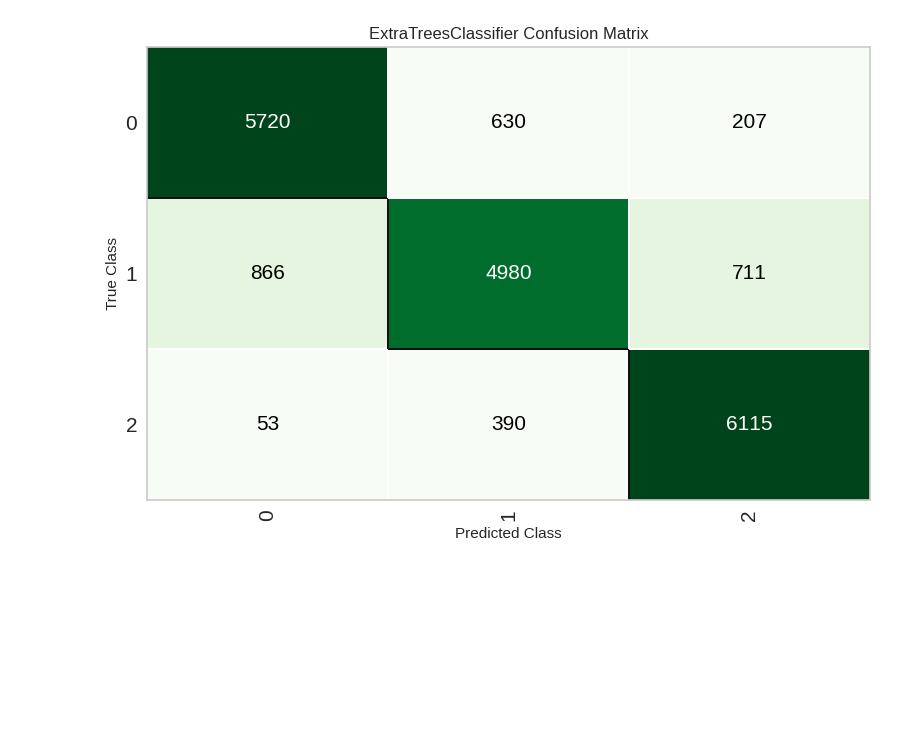
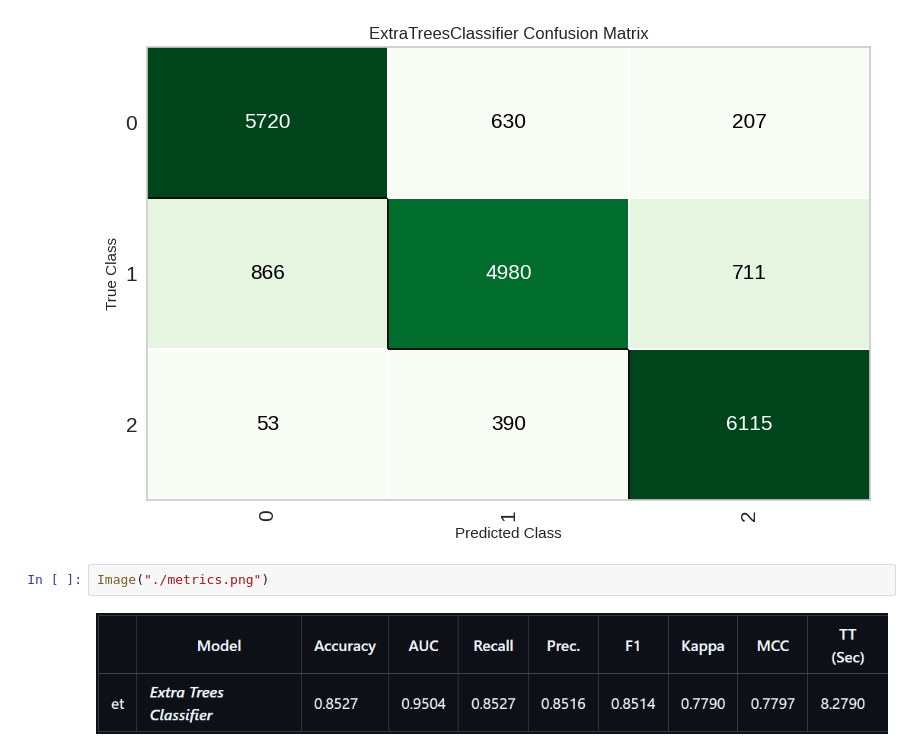
Before and after one commit to stargazer77077/ece143-Group4-project-Personal_Financial_Literacy_Optimizer, a Jupyter notebook: visualization.ipynb, the cells around one changed output. Cells and saved outputs as stored; diff of their text form; blank space fills up the shorter version.

Commit message:
update visualization

```diff
--- a/visualization.ipynb
+++ b/visualization.ipynb
@@ -281,3 +281,7 @@ from IPython.display import Image
 Image("./confusion_matrix.png")
 # %% [output]
 [figure]
+# %%
+Image("./metrics.png")
+# %% [output]
+[figure, added]
```
Also changed, not shown: 2 other files.
